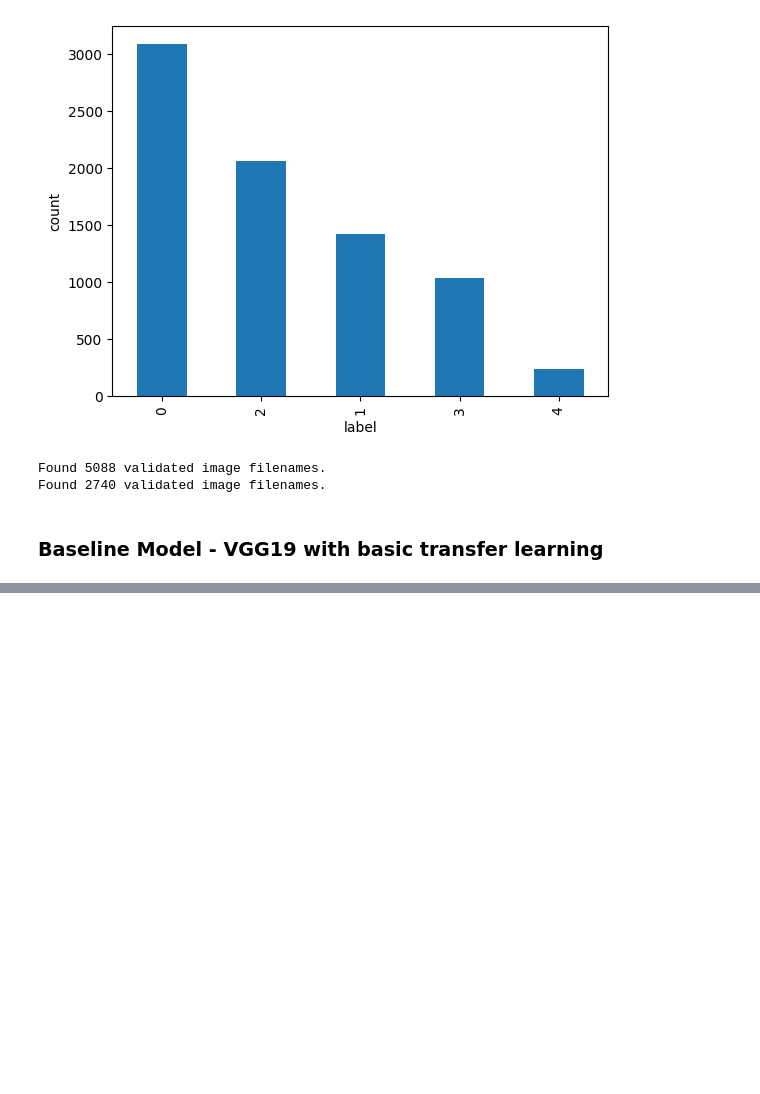
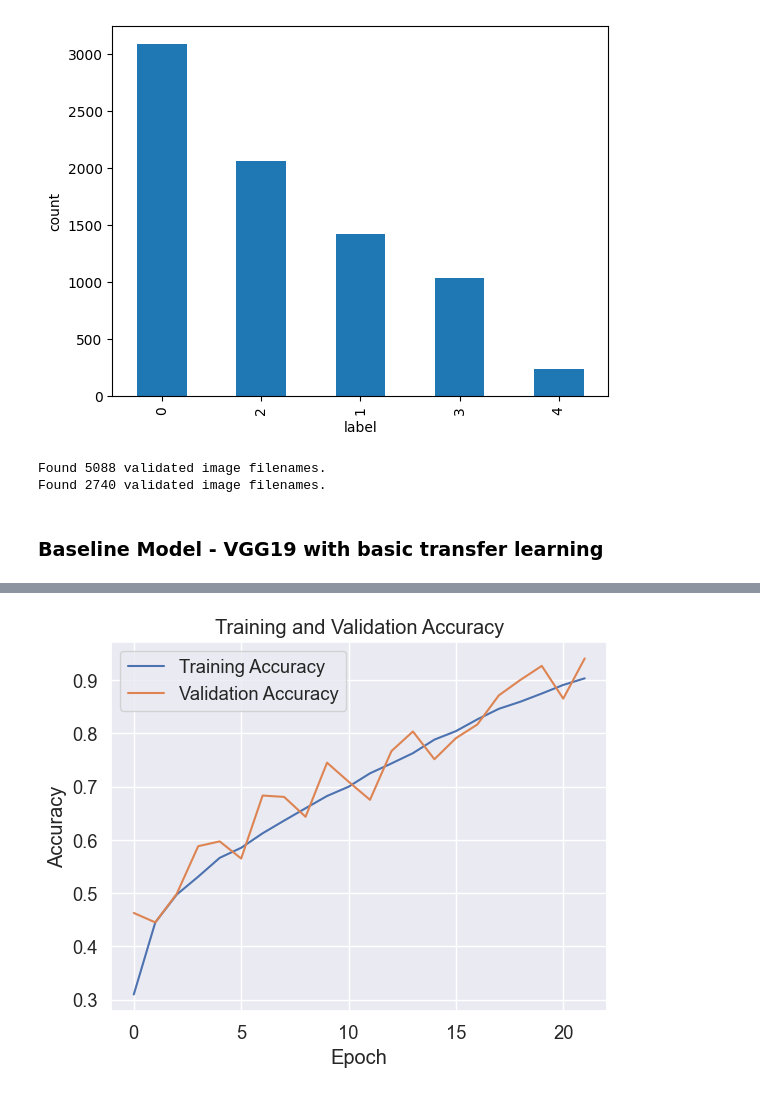
Before and after one commit to aliirtazas/knee-osteoarthritis-deep-learning, a Jupyter notebook: model.ipynb, the cells around one changed output, grey strips where cells are left out. Drawn from its saved outputs; the diff is of its cells as text; code cells hidden in the pictures; blank space fills up the shorter version.

```diff
--- a/model.ipynb
+++ b/model.ipynb
@@ -299,0 +383,16 @@ my_callbacks = [
+# %%
+from sklearn.utils import class_weight
+class_weights = class_weight.compute_class_weight('balanced',
+                                                 classes= np.unique(df_train_kaggle.label.values),
+                                                 y= df_train_kaggle.label.values)
+class_weights = dict(enumerate(class_weights))
+
+# Train the model
+
+history = vgg19_model.fit(
+    train_generator,
+    epochs=22,
+    validation_data=val_generator,
+    callbacks=[my_callbacks],
+    class_weight=class_weights
+)
@@ -299,0 +417,11 @@ my_callbacks = [
+# %%
+# Plot training and validation accuracy
+plt.plot(history.history['acc'], label='Training Accuracy')
+plt.plot(history.history['val_acc'], label='Validation Accuracy')
+plt.xlabel('Epoch')
+plt.ylabel('Accuracy')
+plt.title('Training and Validation Accuracy')
+plt.legend()
+plt.show()
+# %% [output]
+[figure, added]
```
Also changed, not shown: parts of 16 cells of this notebook, 1 other file.
